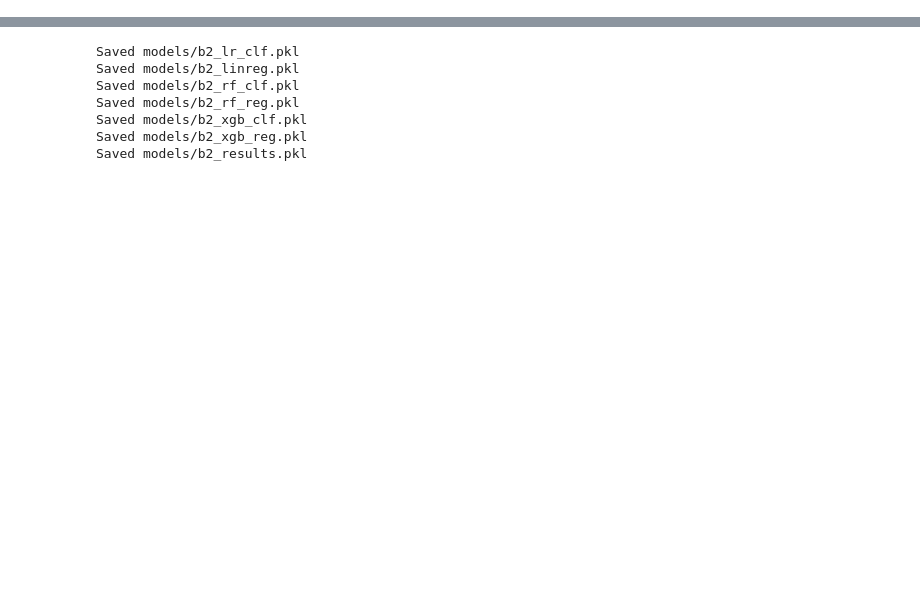
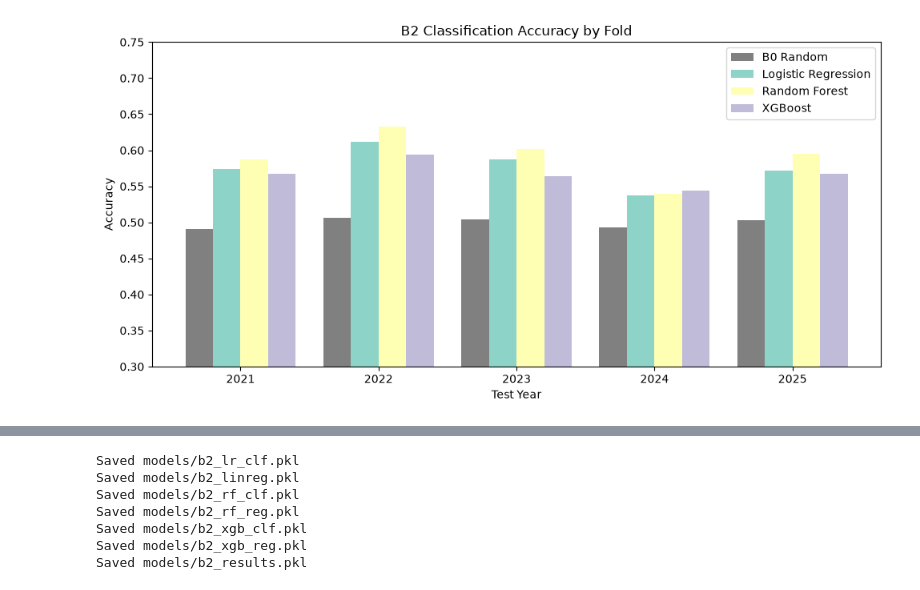
Before and after one commit to Richard-X46/Post-Earnings-Forecast, a Jupyter notebook: src/modeling/B2_Pipeline.ipynb, the cells around one changed output, grey strips where cells are left out. Drawn from its saved outputs; the diff is of its cells as text; code cells hidden in the pictures; blank space fills up the shorter version.

```diff
--- a/src/modeling/B2_Pipeline.ipynb
+++ b/src/modeling/B2_Pipeline.ipynb
@@ -20,11 +17,11 @@ from sklearn.metrics import (
 # %%
 # Load tech modeling table
-tech_path = "../modeling/data/tech_modeling_table.parquet"
+tech_path = "data/tech_modeling_table.parquet"
 df_tech = pl.read_parquet(tech_path)
 print(f"Tech table shape: {df_tech.shape}")
 
 # Load fundamental features
-fund_path = "../ingestion/data/fundamentalIndicators/modeling_fundamentals.parquet"
+fund_path = "../data/model_staging/fundamentalIndicators/modeling_fundamentals.parquet"
 df_fund = pl.read_parquet(fund_path)
 
 # Select only fundamental feature columns + join key
@@ -282,12 +281,14 @@ Pooled AUC: 0.5092
 # %%
 rf_reg = {"fold_mae": [], "fold_rmse": [], "preds": [], "true": []}
-rf_reg_model = RandomForestRegressor(n_estimators=100, max_depth=15, random_state=42, n_jobs=-1)
+rf_reg_model = RandomForestRegressor(
+    n_estimators=100, max_depth=15, random_state=42, n_jobs=-1,
+)
 
 for f in folds_data:
     rf_reg_model.fit(f["X_train"], f["y_train_ret"])
     preds = rf_reg_model.predict(f["X_test"])
 
-    mae = mean_absolute_error(f["y_test_ret"], preds)
+    mae  = mean_absolute_error(f["y_test_ret"], preds)
     rmse = np.sqrt(mean_squared_error(f["y_test_ret"], preds))
     rf_reg["fold_mae"].append(mae)
     rf_reg["fold_rmse"].append(rmse)
@@ -413,0 +459,22 @@ XGBoost                       0.0461     0.0633    -0.2154
+# %%
+fold_years = [f["test_year"] for f in folds_data]
+x     = np.arange(len(fold_years))
+width = 0.2
+
+fig, ax = plt.subplots(figsize=(10, 5))
+ax.bar(x - width,      b0_clf["fold_acc"],  width, label="B0 Random",          color="gray")
+ax.bar(x,              lr_clf["fold_acc"],  width, label="Logistic Regression")
+ax.bar(x + width,      rf_clf["fold_acc"],  width, label="Random Forest")
+ax.bar(x + 2 * width, xgb_clf["fold_acc"], width, label="XGBoost")
+
+ax.set_xticks(x + width / 2)
+ax.set_xticklabels(fold_years)
+ax.set_xlabel("Test Year")
+ax.set_ylabel("Accuracy")
+ax.set_title("B2 Classification Accuracy by Fold")
+ax.set_ylim(0.3, 0.75)
+ax.legend()
+plt.tight_layout()
+plt.show()
+# %% [output]
+[figure, added]
```
Also changed, not shown: parts of 20 cells of this notebook, 4 other files.
